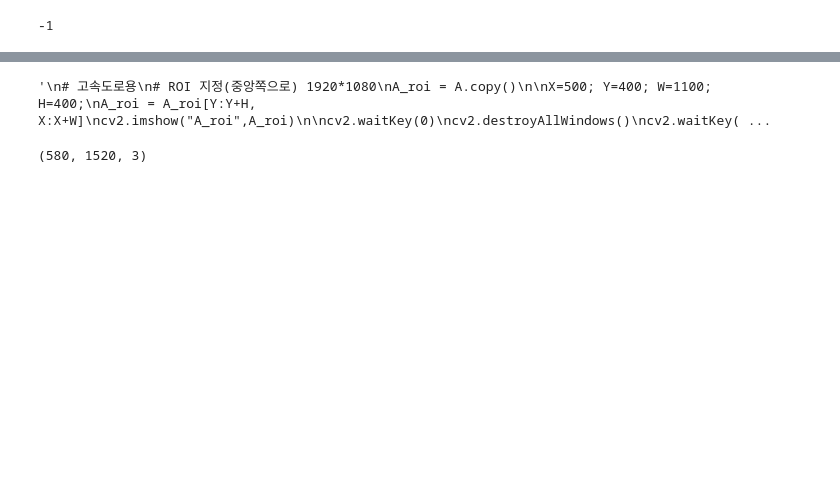
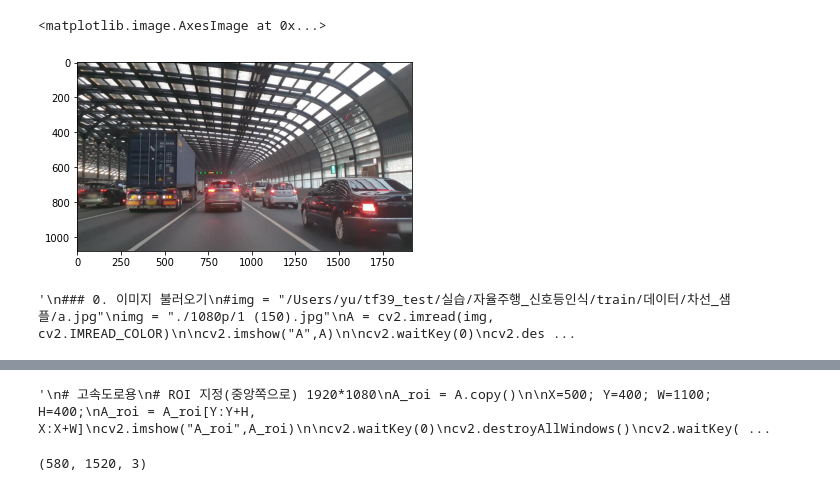
Before and after one commit to lim-ye-ji/Object_recognition_in_autonomous_driving, a Jupyter notebook: lane/Yu.ipynb, the cells around one changed output, grey strips where cells are left out. Cells and saved outputs as stored; diff of their text form; code cells hidden in the pictures; blank space fills up the shorter version.

```diff
--- a/lane/Yu.ipynb
+++ b/lane/Yu.ipynb
@@ -6,8 +8,19 @@ import cv2 as cv
 import numpy as np
+# %%
+### 0. plt버전 이미지 불러오기
+#img = "/Users/yu/tf39_test/실습/자율주행_신호등인식/train/데이터/차선_샘플/a.jpg"
+img = "./1080p/1 (1).jpg"
+A = mpimg.imread(img, cv2.IMREAD_COLOR)
+
+plt.imshow(A)
+# %% [output]
+<matplotlib.image.AxesImage at 0x...>
+[figure, added]
 # %%
+"""
 ### 0. 이미지 불러오기
 #img = "/Users/yu/tf39_test/실습/자율주행_신호등인식/train/데이터/차선_샘플/a.jpg"
-img = "./1080p/1 (1).jpg"
+img = "./1080p/1 (150).jpg"
 A = cv2.imread(img, cv2.IMREAD_COLOR)
 
 cv2.imshow("A",A)
@@ -15,5 +28,6 @@ cv2.imshow("A",A)
 cv2.waitKey(0)
 cv2.destroyAllWindows()
 cv2.waitKey(1)
+"""
 # %% [output]
--1
+'\n### 0. 이미지 불러오기\n#img = "/Users/yu/tf39_test/실습/자율주행_신호등인식/train/데이터/차선_샘플/a.jpg"\nimg = "./1080p/1 (150).jpg"\nA = cv2.imread(img, cv2.IMREAD_COLOR)\n\ncv2.imshow("A",A)\n\ncv2.waitKey(0)\ncv2.des ...
```
Also changed, not shown: parts of 28 cells of this notebook.
